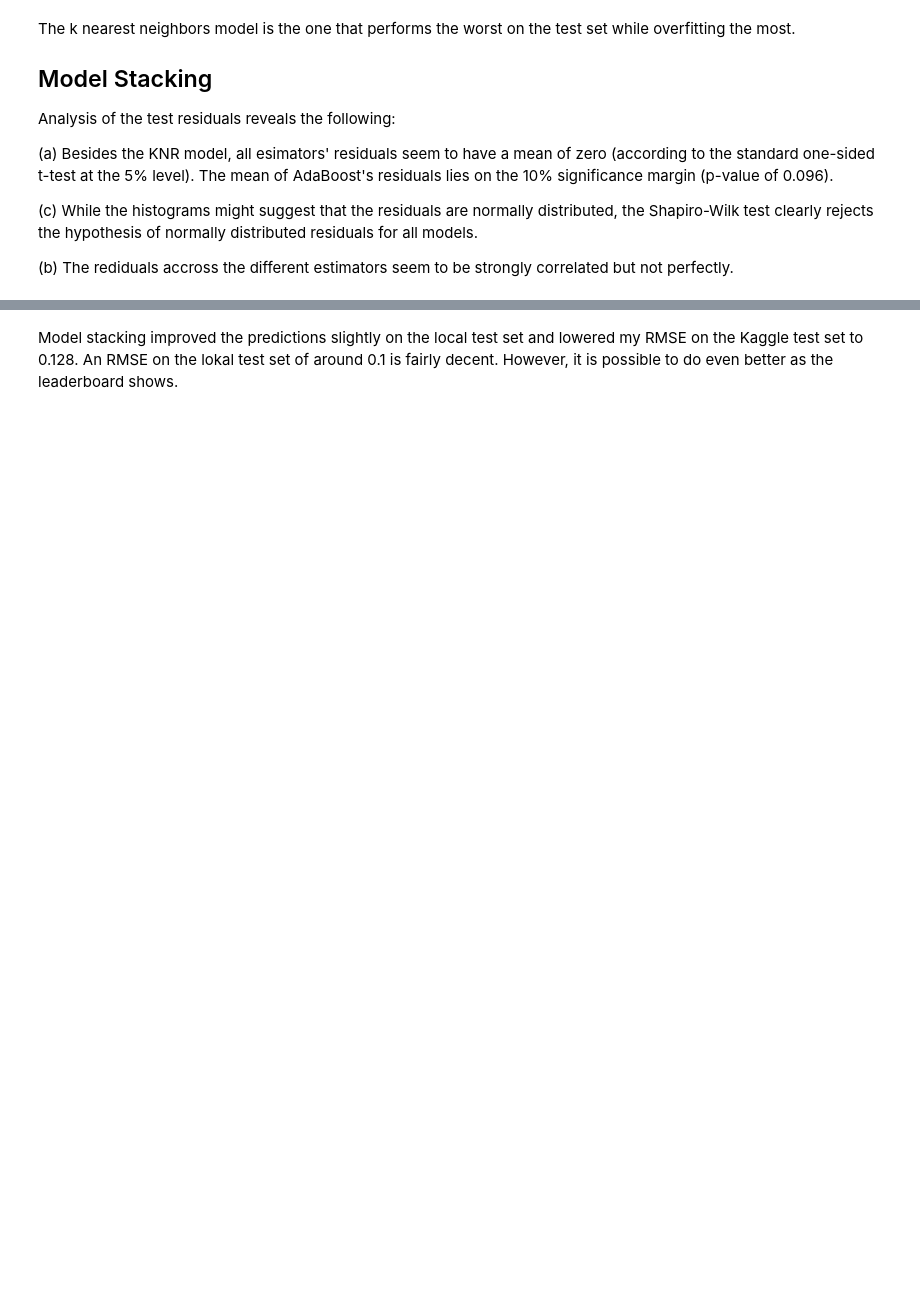
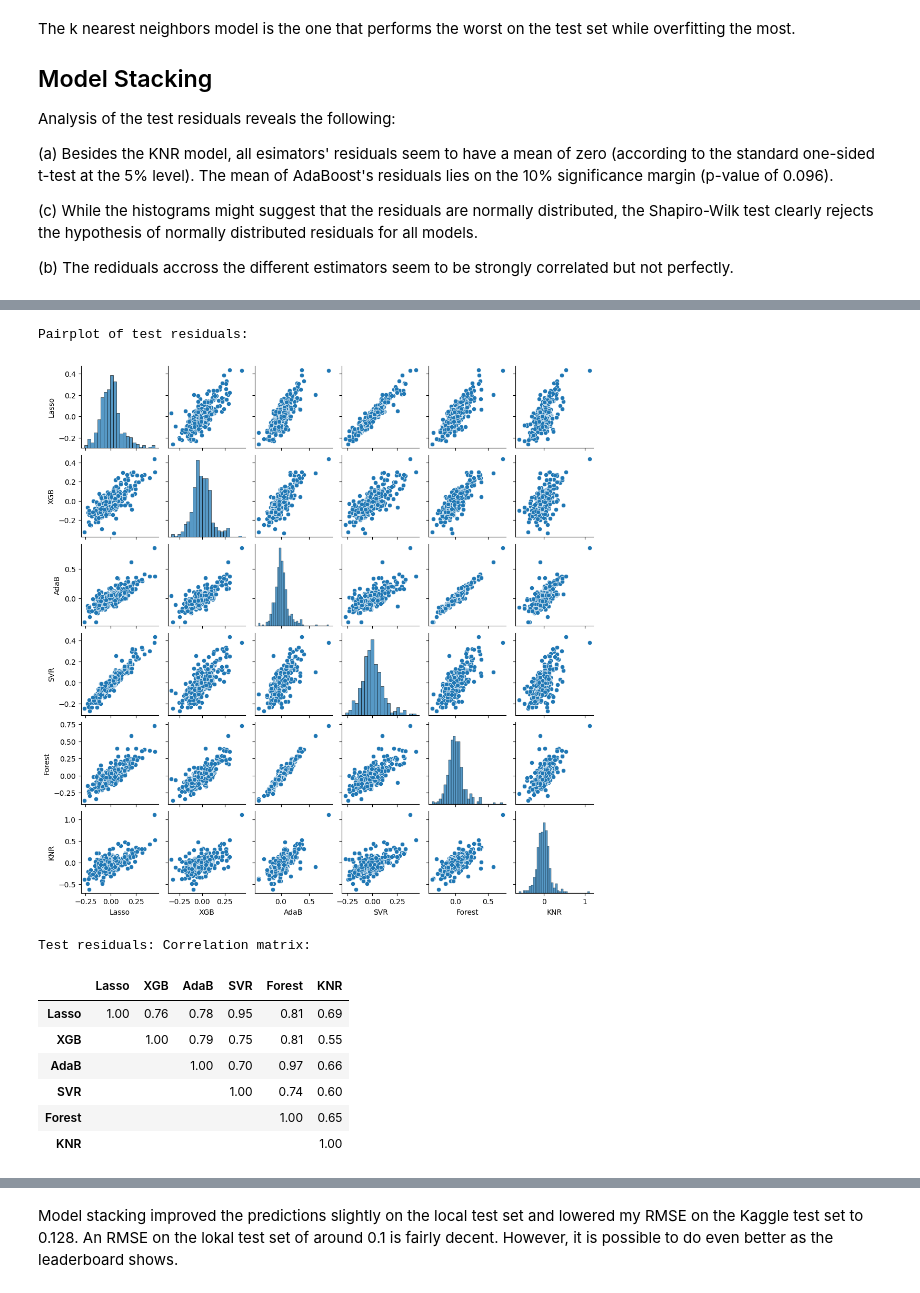
Before and after one commit to LuckyChapeau/kaggle-house-prices, a Jupyter notebook: House_Prices_Comp_Kaggle_LTs.ipynb, the cells around one changed output, grey strips where cells are left out. Saved outputs shown, nothing was run; the diff lists cells and outputs as text; code cells hidden in the pictures; blank space fills up the shorter version.

```diff
--- a/House_Prices_Comp_Kaggle_LTs.ipynb
+++ b/House_Prices_Comp_Kaggle_LTs.ipynb
@@ -893,7 +896,8 @@ print("AdaBoost: Optimized n_estimators:")
 print(best_ada_params["ada__n_estimators"])
 print("AdaBoost: Optimized smoothing of target encoder")
 print(best_ada_params["preprocessor__categorical__target_encoder__smoothing"])
-ada_train_errors, ada_test_errors = print_scores(best_ada_estimator, "AdaBoost")
+print()
+ada_train_resids, ada_test_resids = print_scores(best_ada_estimator, "AdaBoost")
 # %% [output]
 AdaBoost: Optimized n_estimators:
 150
@@ -960,7 +967,8 @@ print("SVR: Optimized epsilon:")
 print(best_svr_params["svr__epsilon"])
 print("SVR: Optimized smoothing of target encoder:")
 print(best_svr_params["preprocessor__categorical__target_encoder__smoothing"])
-svr_train_errors, svr_test_errors = print_scores(best_svr_estimator, "SVR")
+print()
+svr_train_resids, svr_test_resids = print_scores(best_svr_estimator, "SVR")
 # %% [output]
 SVR: Optimized C:
 5
@@ -1028,7 +1039,8 @@ print("Forest: Optimized min_samples_leaf:")
 print(best_forest_params["forest__min_samples_leaf"])
 print("Forest: Optimized smoothing of target encoder:")
 print(best_forest_params["preprocessor__categorical__target_encoder__smoothing"])
-forest_train_errors, forest_test_errors = print_scores(best_forest_estimator, "Forest")
+print()
+forest_train_resids, forest_test_resids = print_scores(best_forest_estimator, "Forest")
 # %% [output]
 Forest: Optimized min_samples_leaf:
 2
@@ -1089,7 +1104,8 @@ print("KNR: Optimized n_neighbors:")
 print(best_knr_params["knr__n_neighbors"])
 print("KNR: Optimized smoothing of target encoder")
 print(best_knr_params["preprocessor__categorical__target_encoder__smoothing"])
-knr_train_errors, knr_test_errors = print_scores(best_knr_estimator, "KNR")
+print()
+knr_train_resids, knr_test_resids = print_scores(best_knr_estimator, "KNR")
 # %% [output]
 KNR: Optimized n_neighbors:
 14
@@ -1197,3 +1189,32 @@ Test residuals: Correlation matrix:
+# %%
+# Collect test residuals in a data frame
+test_resids = pd.concat(test_resids, axis=1)
+test_resids.columns = model_names
+
+# Show a pair plot of the residuals
+print("Pairplot of test residuals:")
+ax = sns.pairplot(data=test_resids, height=1.8)
+plt.show()
+
+# Print the correlation coefficients
+test_resids_corr = test_resids.corr().round(2)
+for i in range(len(test_resids_corr)):
+    for j in range(0, i):
+        test_resids_corr.iloc[i, j] = None
+
+print("Test residuals: Correlation matrix:")
+test_resids_corr.style.format(na_rep="", precision=2)
+# %% [output]
+Pairplot of test residuals:
+[figure, added]
+Test residuals: Correlation matrix:
+|  | Lasso | XGB | AdaB | SVR | Forest | KNR |
+| Lasso | 1.00 | 0.76 | 0.78 | 0.95 | 0.81 | 0.69 |
+| XGB |  | 1.00 | 0.79 | 0.75 | 0.81 | 0.55 |
+| AdaB |  |  | 1.00 | 0.70 | 0.97 | 0.66 |
+| SVR |  |  |  | 1.00 | 0.74 | 0.60 |
+| Forest |  |  |  |  | 1.00 | 0.65 |
+| KNR |  |  |  |  |  | 1.00 |
 # %% [markdown]
 Observation (a) shows us that the four best performing estimators seem to produce unbiased or only slightly biased predictions.
 
```
Also changed, not shown: parts of 50 cells of this notebook, 7 other files.
